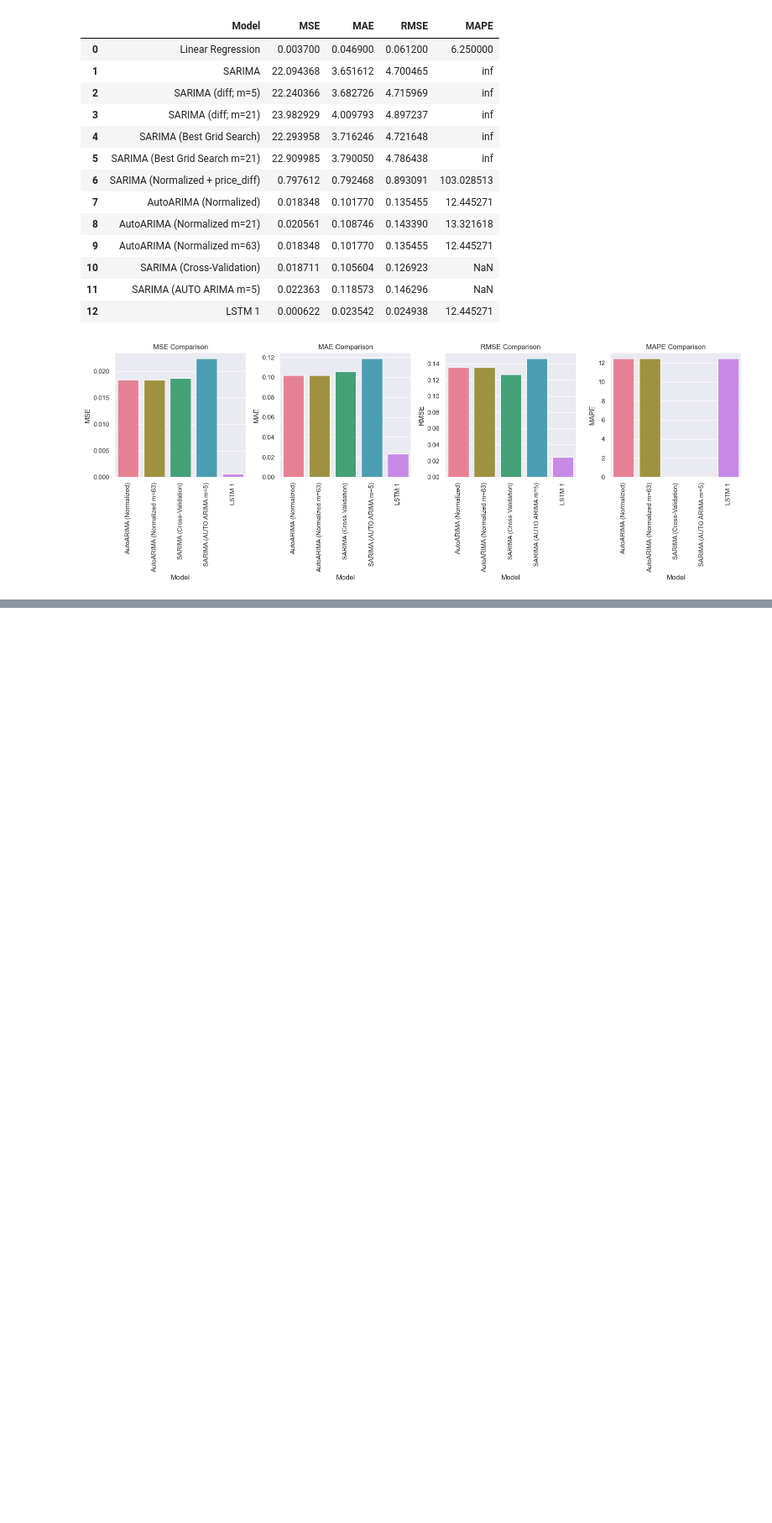
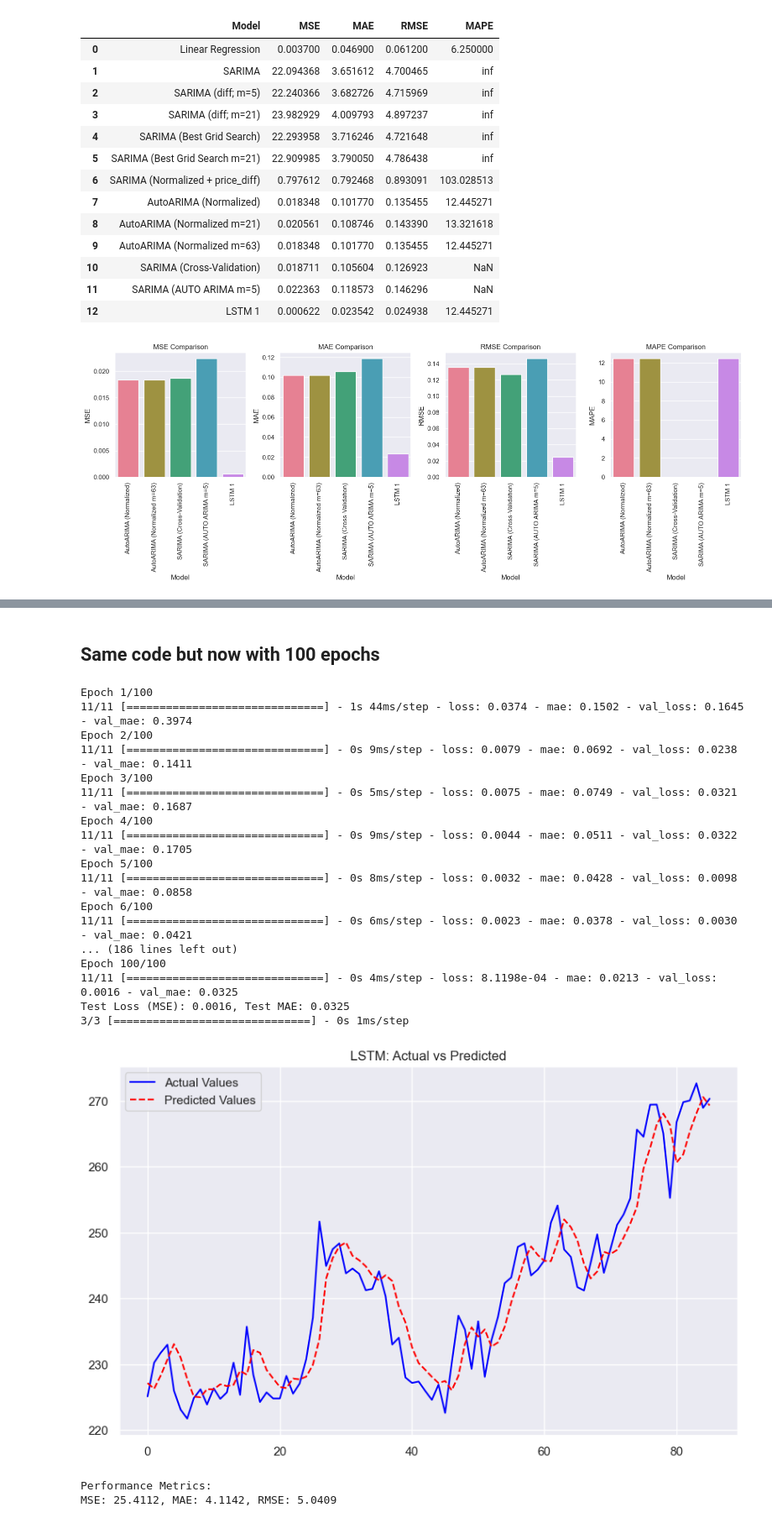
Before and after one commit to clarissa2020274/2020274_capstone, a Jupyter notebook: 2020274_October_24_Modeling and Evaluation (SARIMA and LSTM) 14.ipynb, the cells around one changed output, grey strips where cells are left out. Shown at 84% size. Cells and saved outputs as stored; diff of their text form; code cells hidden in the pictures; blank space fills up the shorter version.

```diff
--- a/2020274_October_24_Modeling and Evaluation (SARIMA and LSTM) 6.ipynb
+++ b/2020274_October_24_Modeling and Evaluation (SARIMA and LSTM) 14.ipynb
@@ -1758,0 +1860,67 @@ X, y = create_lstm_sequences(scaled_data, window_size)
+# %% [markdown]
+## Same code but now with **100** epochs
+# %%
+# Build the LSTM model
+model = tf.keras.Sequential([
+    tf.keras.layers.LSTM(50, return_sequences=False, input_shape=(X_train.shape[1], 1)),
+    tf.keras.layers.Dense(1)
+])
+
+# Compile the model
+model.compile(optimizer='adam', loss='mse', metrics=['mae'])
+
+# Train the model
+history = model.fit(
+    X_train, y_train,
+    epochs=100,
+    batch_size=32,
+    validation_data=(X_test, y_test),
+    verbose=1
+)
+
+# Evaluate the model
+loss, mae = model.evaluate(X_test, y_test, verbose=0)
+print(f"Test Loss (MSE): {loss:.4f}, Test MAE: {mae:.4f}")
+
+# Make predictions
+predictions = model.predict(X_test)
+
+# Inverse transform the predictions and actual values
+scaled_predictions = predictions.flatten()
+original_predictions = scaler.inverse_transform(scaled_predictions.reshape(-1, 1))
+original_y_test = scaler.inverse_transform(y_test.reshape(-1, 1))
+
+# Plot actual vs predicted values
+plt.figure(figsize=(10, 6))
+plt.plot(original_y_test, label='Actual Values', color='blue')
+plt.plot(original_predictions, label='Predicted Values', color='red', linestyle='--')
+plt.legend()
+plt.title("LSTM: Actual vs Predicted")
+plt.show()
+
+# Calculate error metrics
+mse = mean_squared_error(original_y_test, original_predictions)
+mae = mean_absolute_error(original_y_test, original_predictions)
+rmse = np.sqrt(mse)
+print(f"Performance Metrics:\nMSE: {mse:.4f}, MAE: {mae:.4f}, RMSE: {rmse:.4f}")
+# %% [output]
+Epoch 1/100
+11/11 [==============================] - 1s 44ms/step - loss: 0.0374 - mae: 0.1502 - val_loss: 0.1645 - val_mae: 0.3974
+Epoch 2/100
+11/11 [==============================] - 0s 9ms/step - loss: 0.0079 - mae: 0.0692 - val_loss: 0.0238 - val_mae: 0.1411
+Epoch 3/100
+11/11 [==============================] - 0s 5ms/step - loss: 0.0075 - mae: 0.0749 - val_loss: 0.0321 - val_mae: 0.1687
+Epoch 4/100
+11/11 [==============================] - 0s 9ms/step - loss: 0.0044 - mae: 0.0511 - val_loss: 0.0322 - val_mae: 0.1705
+Epoch 5/100
+11/11 [==============================] - 0s 8ms/step - loss: 0.0032 - mae: 0.0428 - val_loss: 0.0098 - val_mae: 0.0858
+Epoch 6/100
+11/11 [==============================] - 0s 6ms/step - loss: 0.0023 - mae: 0.0378 - val_loss: 0.0030 - val_mae: 0.0421
+... (186 lines left out)
+Epoch 100/100
+11/11 [==============================] - 0s 4ms/step - loss: 8.1198e-04 - mae: 0.0213 - val_loss: 0.0016 - val_mae: 0.0325
+Test Loss (MSE): 0.0016, Test MAE: 0.0325
+3/3 [==============================] - 0s 1ms/step
+[figure, added]
+Performance Metrics:
+MSE: 25.4112, MAE: 4.1142, RMSE: 5.0409
```
Also changed, not shown: parts of 18 cells of this notebook, 11 other files.
